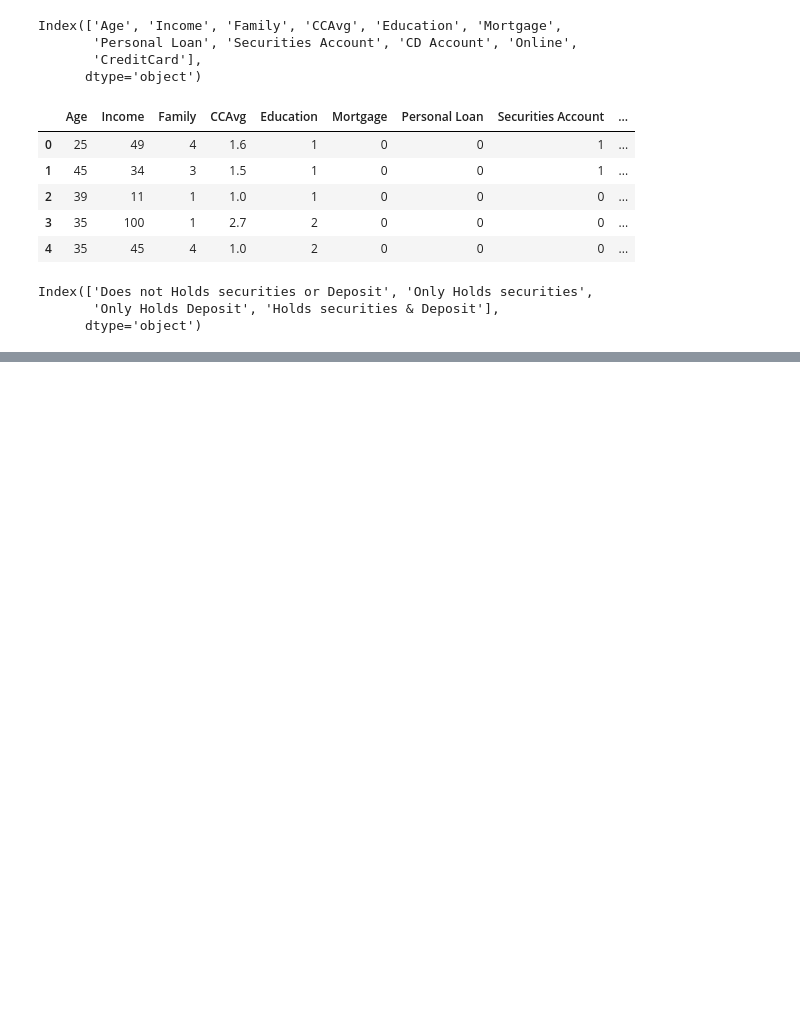
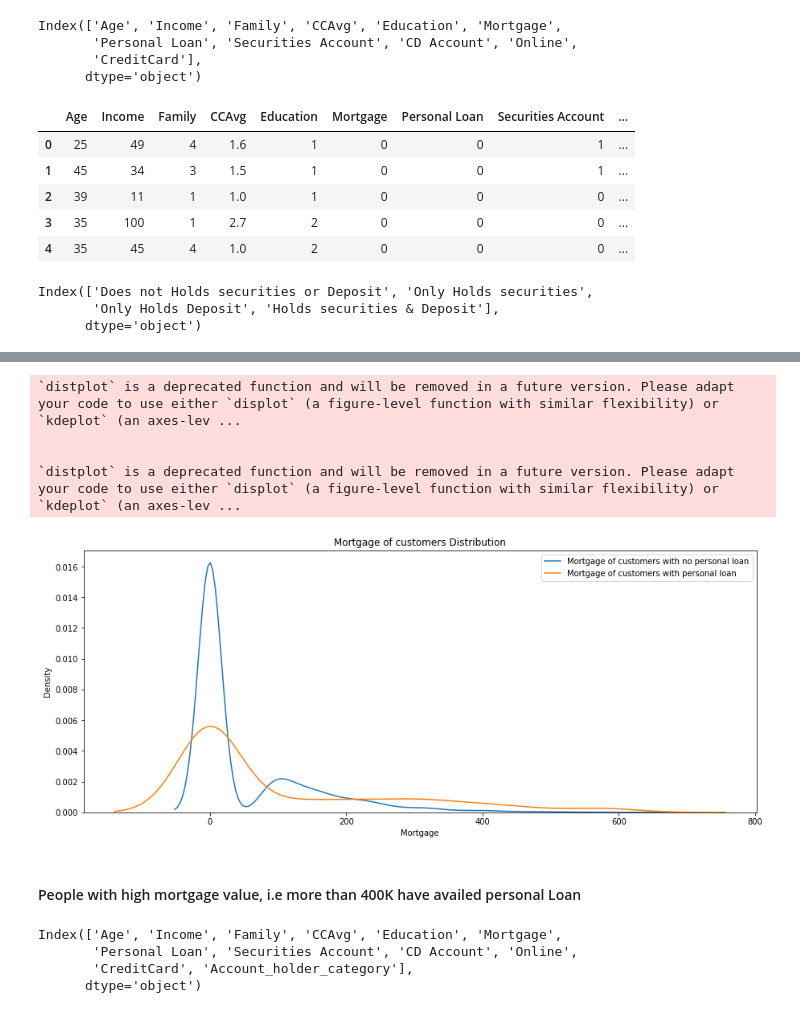
Before and after one commit to MJaiman/Data-Analytics, a Jupyter notebook: Finance_Data_Analysis_Using_Python.ipynb, the cells around one changed output, grey strips where cells are left out. Cells and saved outputs as stored; diff of their text form; code cells hidden in the pictures; blank space fills up the shorter version.

```diff
--- a/Finance_Data_Analysis_Using_Python.ipynb
+++ b/Finance_Data_Analysis_Using_Python.ipynb
@@ -314,0 +354,17 @@ fig.show()
+# %%
+plot( 'Mortgage','Personal Loan','Mortgage of customers with no personal loan','Mortgage of customers with personal loan','Mortgage of customers Distribution')
+# %% [output]
+`distplot` is a deprecated function and will be removed in a future version. Please adapt your code to use either `displot` (a figure-level function with similar flexibility) or `kdeplot` (an axes-lev ...
+
+
+`distplot` is a deprecated function and will be removed in a future version. Please adapt your code to use either `displot` (a figure-level function with similar flexibility) or `kdeplot` (an axes-lev ...
+[figure, added]
+# %% [markdown]
+#### People with high mortgage value, i.e more than 400K have availed personal Loan
+# %%
+data.columns
+# %% [output]
+Index(['Age', 'Income', 'Family', 'CCAvg', 'Education', 'Mortgage',
+       'Personal Loan', 'Securities Account', 'CD Account', 'Online',
+       'CreditCard', 'Account_holder_category'],
+      dtype='object')
```
Also changed, not shown: parts of 27 cells of this notebook.
